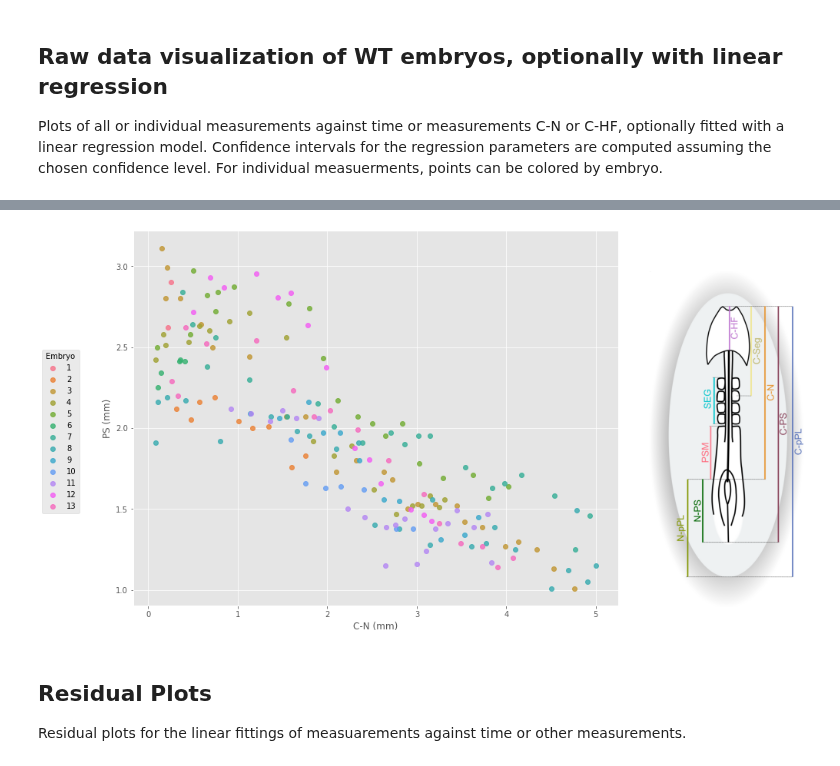
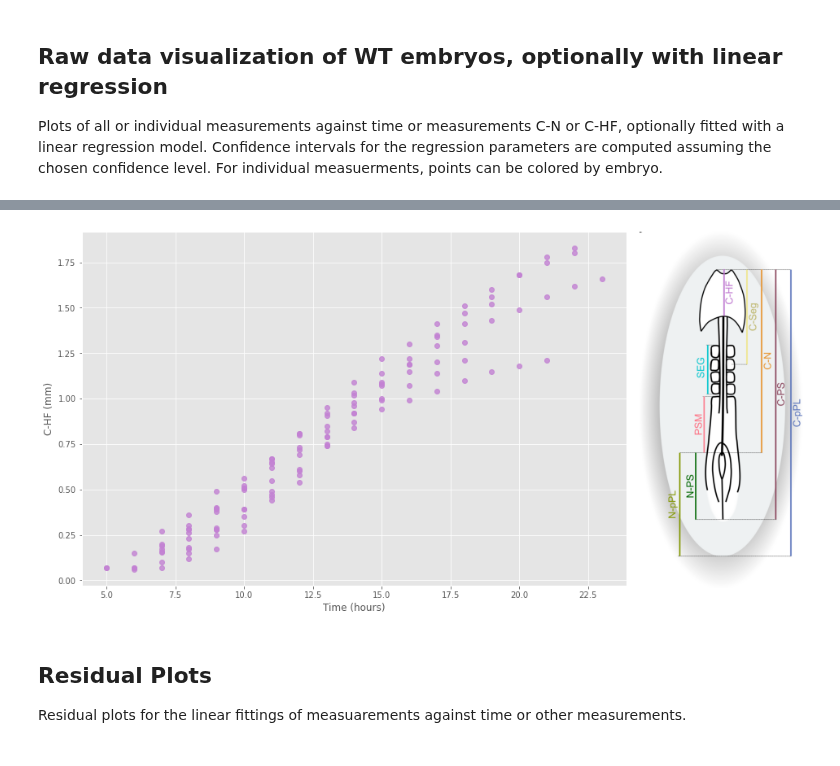
Before and after one commit to pjmartel/ChEEQ_tool, a Jupyter notebook: embryo_tool.ipynb, the cells around one changed output, grey strips where cells are left out. Cells and saved outputs as stored; diff of their text form; code cells hidden in the pictures.

Commit message:
Edits  and corrections in several plots

```diff
--- a/embryo_tool.ipynb
+++ b/embryo_tool.ipynb
@@ -268,10 +252,10 @@ color_dict = {'C-pPL' : "#6e84bf",
 
 color_dict = { k : to_rgb(v) for k, v in color_dict.items()}
 
-x_measure = 'C-N' #@param ['C-N','C-HF', 'Time']
-y_measure = 'PS' #@param ['all', 'C-pPL', 'C-PS', 'C-N', 'N-pPL', 'PS', 'PSM', 'C-Seg', 'Seg', 'C-HF']
+x_measure = 'Time' #@param ['C-N','C-HF', 'Time']
+y_measure = 'C-HF' #@param ['all', 'C-pPL', 'C-PS', 'C-N', 'N-pPL', 'PS', 'PSM', 'C-Seg', 'Seg', 'C-HF']
 measures = all_measures if y_measure == 'all' else [y_measure]
-color_by_embryo = "Yes" #@param ['No', 'Yes']
+color_by_embryo = "No" #@param ['No', 'Yes']
 color_by_embryo = (color_by_embryo == "Yes") # and not y_measure == 'all')
 regression_lines  = 'No' #@param ['Yes', 'No']
 fit_reg = regression_lines == 'Yes'
@@ -284,7 +268,7 @@ if x_measure == y_measure:
   plt.close(fig)
   raise(StopExecution)
 
-ax.set_title(f"Linear regression with {confidence_interval:.1%} confidence interval")
+#ax.set_title(f"Linear regression with {confidence_interval:.1%} confidence interval")
 for c in measures:
   if x_measure == c:
     continue
@@ -310,41 +294,43 @@ for c in measures:
     fig.set_size_inches(12,8)
     sb.regplot(ax=ax, x=x_measure, y=c, data=data_ref, label=label, fit_reg=fit_reg, scatter=False)
     if fit_reg:
-      ax.legend([label], bbox_to_anchor=(0.5, -0.2), loc=('lower center'))
+      ax.legend([label], bbox_to_anchor=(0.5, -0.15), loc=('lower center'))
 
   else:
     sb.regplot(color=color_dict[c],
                ax=ax, x=x_measure,
                y=c,data=data_ref,
                label=label,
                fit_reg=fit_reg)
 
+if fit_reg:
+  ax.set_title(f"Linear regression with {confidence_interval:.1%} confidence interval")
 
 #_ = ax.legend(bbox_to_anchor=(1,0.65))
 if y_measure == 'all':
   y_label = "All Measurements (mm)"
 else:
   y_label = y_measure + " (mm)"
 _ = ax.set_ylabel(y_label)
 if x_measure == 'Time':
   _ = ax.set_xlabel(ax.get_xlabel()+" (hours)")
 else:
   _ = ax.set_xlabel(ax.get_xlabel()+" (mm)")
 
 if fit_reg and not color_by_embryo :
 #if not color_by_embryo:
   x_offset = -0.5 if y_measure == 'all' else -0.2
 #  _ = ax.legend(bbox_to_anchor=(1.,0.5), loc=('center left'),prop=fontP)
   _ = ax.legend(bbox_to_anchor=(0.5, x_offset), loc=('lower center'),prop=fontP)
 
 # Add measurement image to axes
 im = plt.imread('measurements_color.png')
 newax = fig.add_axes([0.0, 0.12, 1.15, 0.76], anchor='E')
 newax.imshow(im)
 _ = newax.axis('off')
 # %% [output]
 [interactive output not drawn]
-[figure, old version]
+[figure, new version]
 # %% [markdown]
 ## Residual Plots
 Residual plots for the linear fittings of measuarements against time or other measurements.
```
Also changed, not shown: parts of 5 cells of this notebook.
